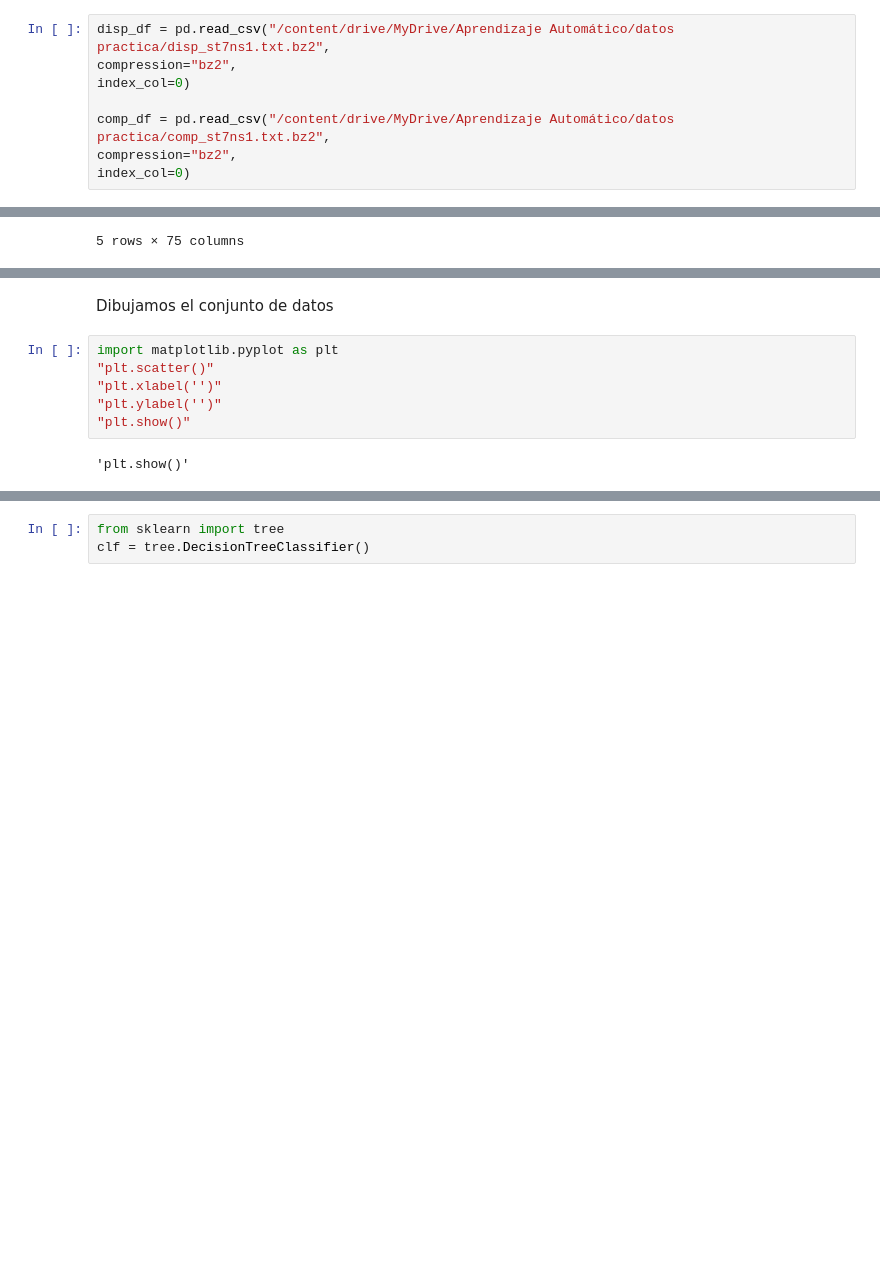
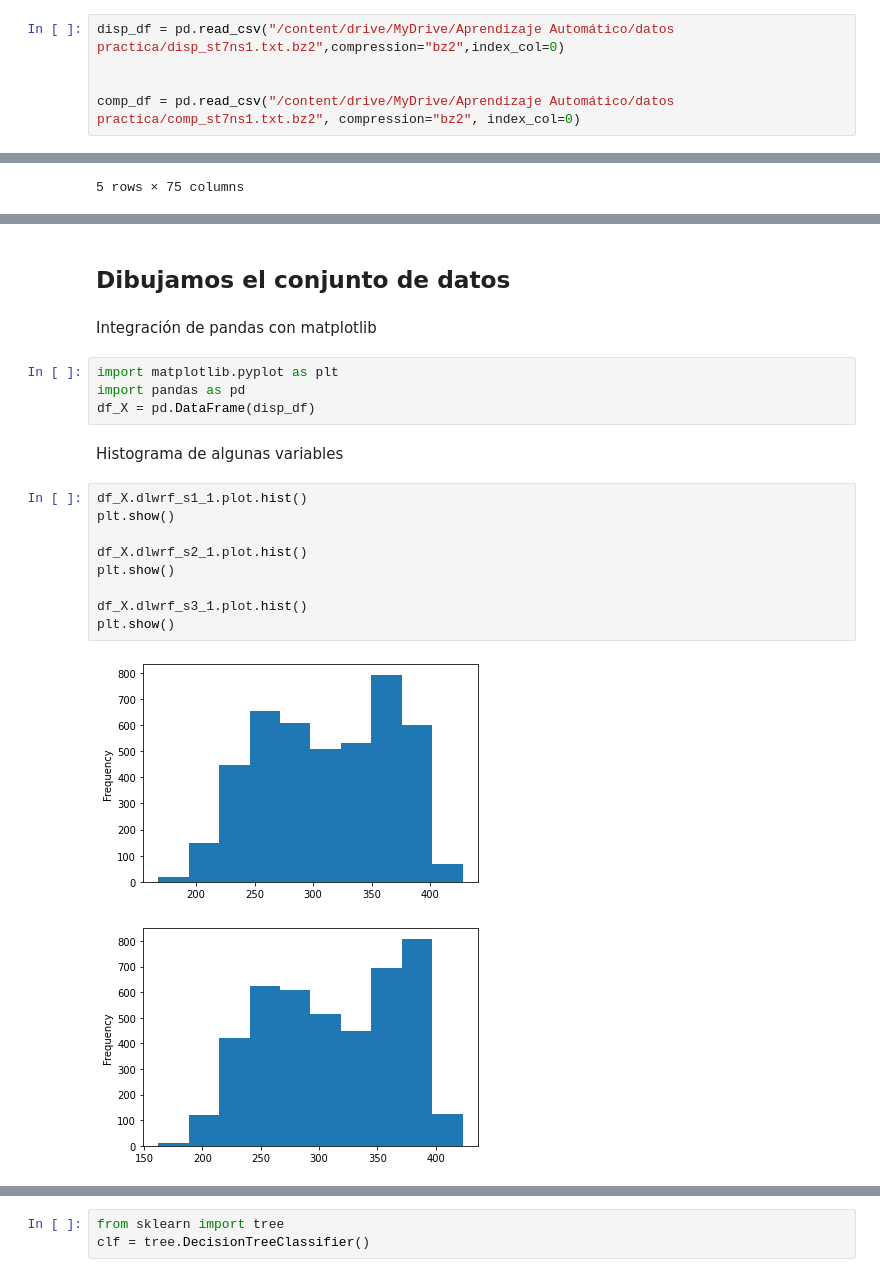
Before and after one commit to Natalia409634/Grupo7-practica1-ML, a Jupyter notebook: Copy_of_parte1.ipynb, the cells around one changed output, grey strips where cells are left out. Cells and saved outputs as stored; diff of their text form; blank space fills up the shorter version.

```diff
--- a/Copy_of_parte1.ipynb
+++ b/Copy_of_parte1.ipynb
@@ -19,8 +29,5 @@ PREGUNTAR COMO IMPORTAR LOS DATOS PARA QUE TODOS LO PUEDAN VER***
 # %%
-disp_df = pd.read_csv("/content/drive/MyDrive/Aprendizaje Automático/datos practica/disp_st7ns1.txt.bz2",
-compression="bz2",
-index_col=0)
+disp_df = pd.read_csv("/content/drive/MyDrive/Aprendizaje Automático/datos practica/disp_st7ns1.txt.bz2",compression="bz2",index_col=0)
 
-comp_df = pd.read_csv("/content/drive/MyDrive/Aprendizaje Automático/datos practica/comp_st7ns1.txt.bz2",
-compression="bz2",
-index_col=0)
+
+comp_df = pd.read_csv("/content/drive/MyDrive/Aprendizaje Automático/datos practica/comp_st7ns1.txt.bz2", compression="bz2", index_col=0)
@@ -49,10 +106,22 @@ comp_df.head()
 # %% [markdown]
-Dibujamos el conjunto de datos
+## Dibujamos el conjunto de datos
-# %%
-import matplotlib.pyplot as plt
-"plt.scatter()"
-"plt.xlabel('')"
-"plt.ylabel('')"
-"plt.show()"
-# %% [output]
-'plt.show()'
+# %% [markdown]
+Integración de pandas con matplotlib
+# %%
+import matplotlib.pyplot as plt
+import pandas as pd
+df_X = pd.DataFrame(disp_df)
+# %% [markdown]
+Histograma de algunas variables
+# %%
+df_X.dlwrf_s1_1.plot.hist()
+plt.show()
+
+df_X.dlwrf_s2_1.plot.hist()
+plt.show()
+
+df_X.dlwrf_s3_1.plot.hist()
+plt.show()
+# %% [output]
+[figure, added]
+[figure, added]
```
Also changed, not shown: parts of 21 cells of this notebook.
